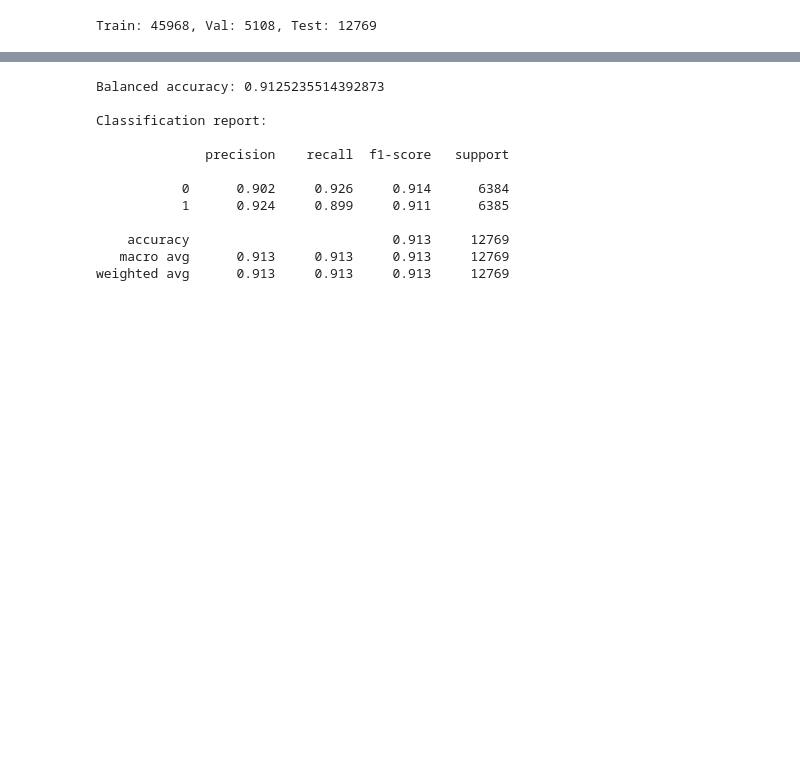
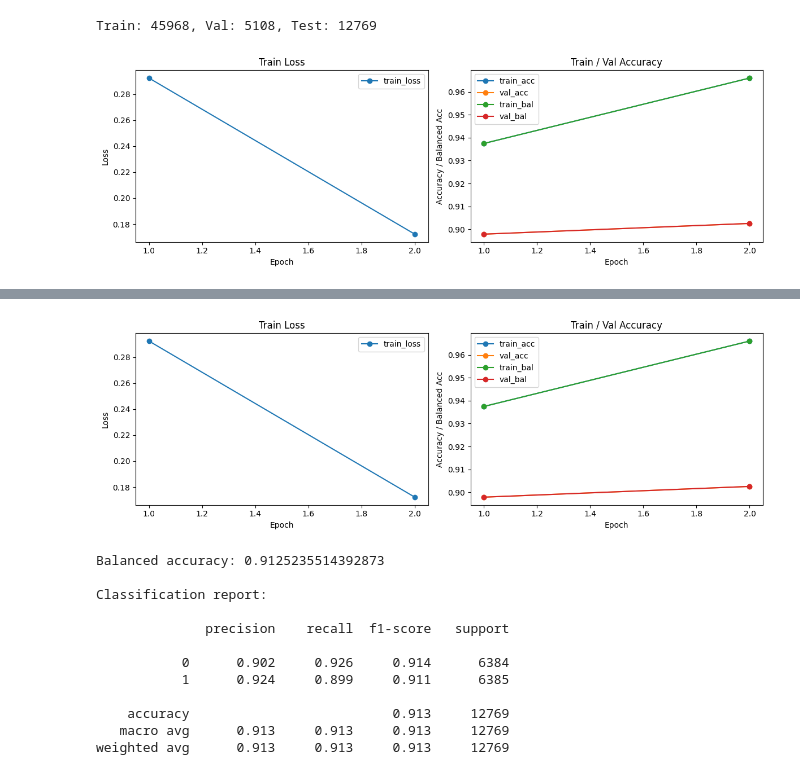
Before and after one commit to mcfiet/german-to-simple-language-metric, a Jupyter notebook: notebooks/sbert_finetune.ipynb, the cells around one changed output, grey strips where cells are left out. Saved outputs shown, nothing was run; the diff lists cells and outputs as text; code cells hidden in the pictures; blank space fills up the shorter version.

Commit message:
feat: add plotting

```diff
--- a/notebooks/sbert_finetune.ipynb
+++ b/notebooks/sbert_finetune.ipynb
@@ -89,17 +91,20 @@ embed_dim = model.get_sentence_embedding_dimension()
 classifier = torch.nn.Linear(embed_dim, 2).to(DEVICE)
 criterion = torch.nn.CrossEntropyLoss()
 # %%
+
 from torch.optim import AdamW
 from sklearn.metrics import accuracy_score, balanced_accuracy_score
 import torch.nn.functional as F
 
 optimizer = AdamW(list(model.parameters()) + list(classifier.parameters()), lr=LEARNING_RATE, weight_decay=WEIGHT_DECAY)
 
+
 def forward_batch(features):
     features = {k: v.to(DEVICE) for k, v in features.items()}
     emb = model(features)['sentence_embedding']
     logits = classifier(emb)
     return logits
+
 
 def eval_split(sentences, labels):
     model.eval()
@@ -108,31 +113,71 @@ def eval_split(sentences, labels):
     with torch.no_grad():
         for i in range(0, len(sentences), BATCH_SIZE):
             batch_sents = sentences[i:i+BATCH_SIZE]
             feats = model.tokenize(batch_sents)
             logits = forward_batch(feats)
             all_logits.append(logits.cpu())
     logits = torch.cat(all_logits)
     preds = logits.argmax(dim=1).numpy()
     acc = accuracy_score(labels, preds)
     bal = balanced_accuracy_score(labels, preds)
     return acc, bal
 
+# Live plotting trackers
+train_loss_hist, train_acc_hist, train_bal_hist = [], [], []
+val_acc_hist, val_bal_hist = [], []
+fig, axes = plt.subplots(1, 2, figsize=(12, 4))
+
+def plot_live(epochs_ran):
+    axes[0].clear()
+    axes[1].clear()
+    axes[0].plot(epochs_ran, train_loss_hist, marker='o', label='train_loss')
+    axes[0].set_xlabel('Epoch')
+    axes[0].set_ylabel('Loss')
+    axes[0].set_title('Train Loss')
+    axes[0].legend()
+
+    axes[1].plot(epochs_ran, train_acc_hist, marker='o', label='train_acc')
+    axes[1].plot(epochs_ran, val_acc_hist, marker='o', label='val_acc')
+    axes[1].plot(epochs_ran, train_bal_hist, marker='o', label='train_bal')
+    axes[1].plot(epochs_ran, val_bal_hist, marker='o', label='val_bal')
+    axes[1].set_xlabel('Epoch')
+    axes[1].set_ylabel('Accuracy / Balanced Acc')
+    axes[1].set_title('Train / Val Accuracy')
+    axes[1].legend()
+
+    plt.tight_layout()
+    clear_output(wait=True)
+    display(fig)
+
 for epoch in range(EPOCHS):
     model.train()
     classifier.train()
     total_loss = 0.0
     for features, labels in train_dataloader:
         labels = labels.to(DEVICE)
         logits = forward_batch(features)
         loss = criterion(logits, labels)
         optimizer.zero_grad()
         loss.backward()
         optimizer.step()
         total_loss += loss.item()
 
+    avg_loss = total_loss / len(train_dataloader)
     train_acc, train_bal = eval_split(list(X_train), list(map(int, y_train)))
     val_acc, val_bal = eval_split(val_sentences, val_labels)
-    print(f"Epoch {epoch+1}/{EPOCHS} - loss {total_loss/len(train_dataloader):.4f} "
+
+    train_loss_hist.append(avg_loss)
+    train_acc_hist.append(train_acc)
+    train_bal_hist.append(train_bal)
+    val_acc_hist.append(val_acc)
+    val_bal_hist.append(val_bal)
+    epochs_ran = range(1, len(train_loss_hist) + 1)
+
+
+    print(f"Epoch {epoch+1}/{EPOCHS} - loss {avg_loss:.4f} "
           f"train_acc {train_acc:.3f} train_bal {train_bal:.3f} "
           f"val_acc {val_acc:.3f} val_bal {val_bal:.3f}")
+
+plot_live(epochs_ran)
 # %% [output]
+[figure, added]
@@ -140,4 +184,5 @@ Epoch 1/2 - loss 0.2924 train_acc 0.938 train_bal 0.938 val_acc 0.898 val_bal 0.
 Epoch 2/2 - loss 0.1722 train_acc 0.966 train_bal 0.966 val_acc 0.903 val_bal 0.903
+[figure, added]
 # %%
 from sklearn.metrics import classification_report, balanced_accuracy_score
 
```
Also changed, not shown: parts of 2 cells of this notebook.
